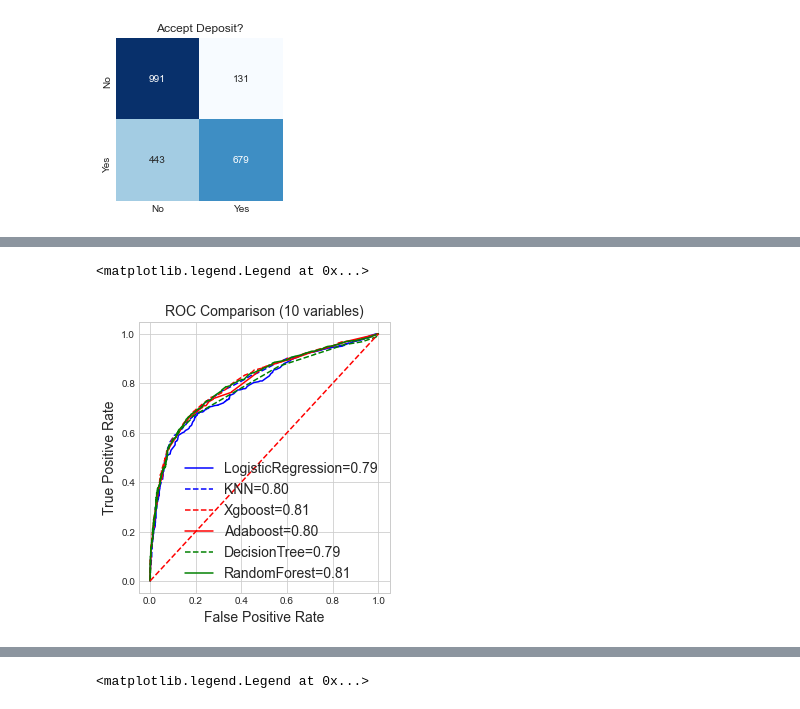
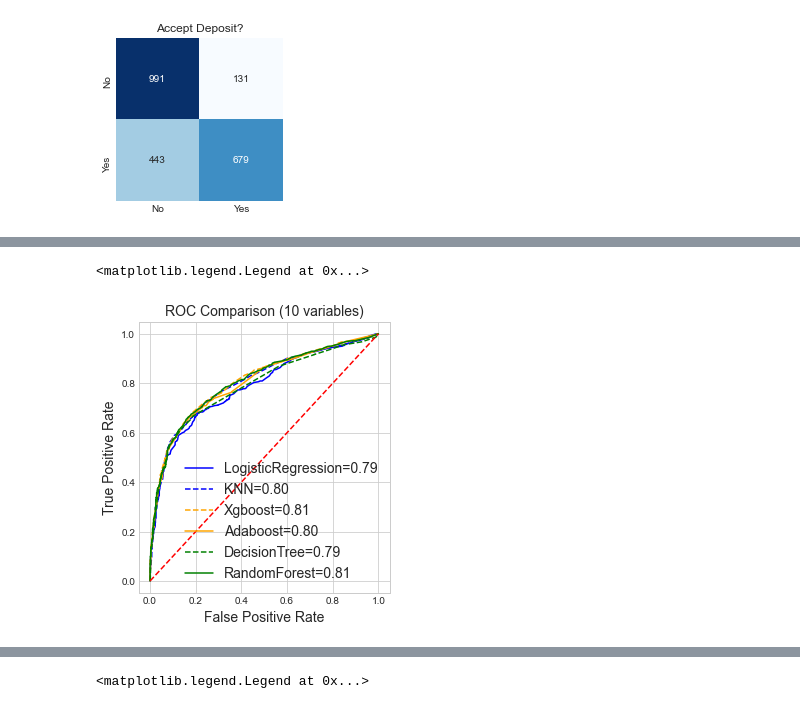
Before and after one commit to Zhaoxing-Wu/UW-Madison-FA21-STAT451, a Jupyter notebook: project.ipynb, the cells around one changed output, grey strips where cells are left out. Drawn from its saved outputs; the diff is of its cells as text; code cells hidden in the pictures.

```diff
--- a/project.ipynb
+++ b/project.ipynb
@@ -816,7 +832,7 @@ plt.legend(loc = 'lower right', prop={'size': 14})
 # %% [markdown]
 #### xgboost
 # %%
-xgb_model = xgb.XGBClassifier(n_estimators=100, max_depth=4, learning_rate=0.1, class_weight="balanced", metrics="auc")
+xgb_model = xgb.XGBClassifier(n_estimators=100, max_depth=4, learning_rate=0.1, metrics="auc")
 xgb_model.fit(X_train, y_train)
 y_prob_xgb = xgb_model.predict_proba(X_test)
 y_pred_xgb = xgb_model.predict(X_test)
@@ -1107,19 +1147,19 @@ roc_aucdtc_full = auc(fprdtc, tprdtc)
 # %%
 fig = plt.figure(figsize=(4.5,5))
 plt.plot(fprglr, tprglr, 'b', label='LogisticRegression=%0.2f' % roc_aucglr)
 plt.plot(fprknn, tprknn, 'b', label='KNN=%0.2f' % roc_aucknn, linestyle='dashed')
-plt.plot(fprxgb, tprxgb, 'b', label='Xgboost=%0.2f' % roc_aucxgb, linestyle='dashed', color='red')
-plt.plot(fprabc, tprabc, 'b', label='Adaboost=%0.2f' % roc_aucabc, color='red')
+plt.plot(fprxgb, tprxgb, 'b', label='Xgboost=%0.2f' % roc_aucxgb, linestyle='dashed', color='orange')
+plt.plot(fprabc, tprabc, 'b', label='Adaboost=%0.2f' % roc_aucabc, color='orange')
 plt.plot(fprdtc, tprdtc, 'b', label='DecisionTree=%0.2f' % roc_aucdtc, linestyle='dashed', color='green')
 plt.plot(fprrfc, tprrfc, 'b', label='RandomForest=%0.2f' % roc_aucrfc, color='green')
 plt.plot([0, 1], [0, 1],'r--')
 plt.title('ROC Comparison (10 variables)',fontsize=14)
 plt.ylabel('True Positive Rate',fontsize=14)
 plt.xlabel('False Positive Rate',fontsize=14)
 plt.legend(loc = 'lower right', prop={'size': 14})
 # %% [output]
 <matplotlib.legend.Legend at 0x...>
-[figure, old version]
+[figure, new version]
 # %%
 fig = plt.figure(figsize=(4.5,5))
 plt.plot(fprglr_over, tprglr_over, 'b', label='LogisticRegression=%0.2f' % roc_aucglr_over)
```
Also changed, not shown: parts of 11 cells of this notebook, 1 other file.
